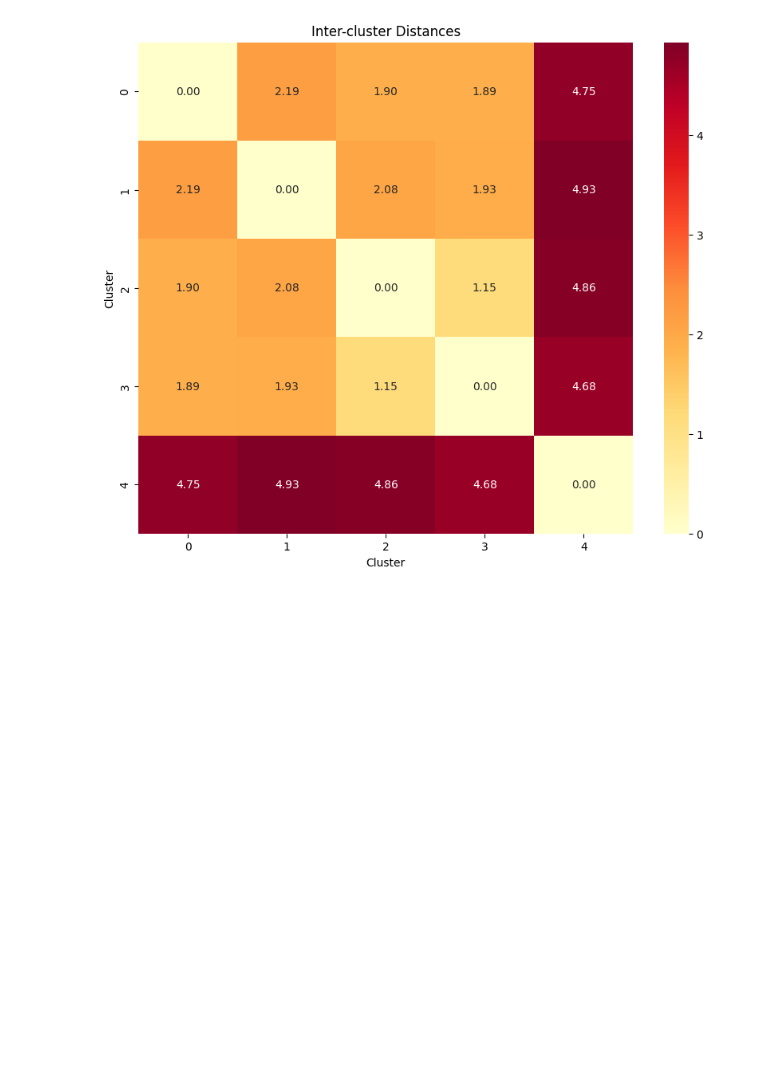
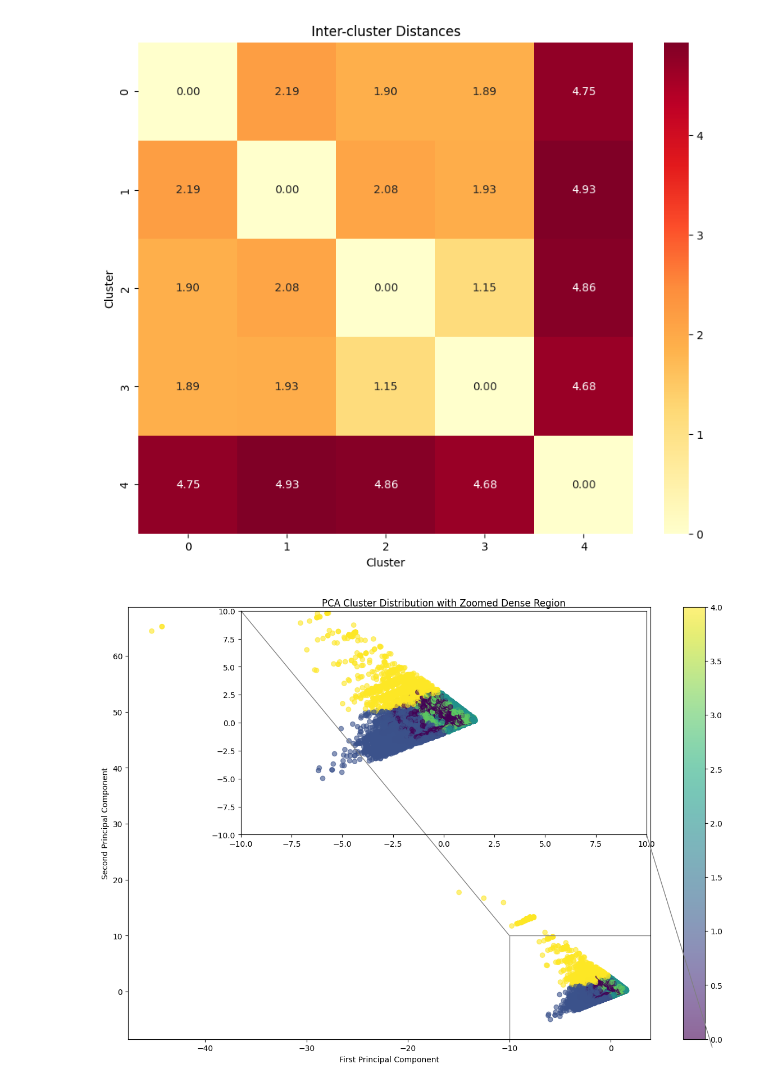
Before and after one commit to adsh16/game-recommendation-system, a Jupyter notebook: main2.ipynb, the cells around one changed output. Cells and saved outputs as stored; diff of their text form; code cells hidden in the pictures; blank space fills up the shorter version.

```diff
--- a/main2.ipynb
+++ b/main2.ipynb
@@ -573,3 +573,36 @@ Variance explained by first two components: 35.49%
 [figure]
 [figure]
 [figure]
+# %%
+import matplotlib.pyplot as plt
+from mpl_toolkits.axes_grid1.inset_locator import zoomed_inset_axes, mark_inset
+
+# Create the main figure
+fig, ax = plt.subplots(figsize=(15, 10))
+
+# Plot the full data
+scatter = ax.scatter(pca_result[:, 0], pca_result[:, 1], c=labels, cmap='viridis', alpha=0.6)
+plt.colorbar(scatter)
+
+# Create a zoomed inset for the dense region
+# Adjust these coordinates based on where your dense cluster is
+axins = zoomed_inset_axes(ax, zoom=2, loc='upper right')
+axins.scatter(pca_result[:, 0], pca_result[:, 1], c=labels, cmap='viridis', alpha=0.6)
+
+# Specify the region to zoom
+# Adjust these values based on your data concentration
+x1, x2 = -10, 10  # Adjust these values
+y1, y2 = -10, 10  # Adjust these values
+axins.set_xlim(x1, x2)
+axins.set_ylim(y1, y2)
+
+# Add connecting lines between main plot and inset
+mark_inset(ax, axins, loc1=2, loc2=4, fc="none", ec="0.5")
+
+plt.title('PCA Cluster Distribution with Zoomed Dense Region')
+ax.set_xlabel('First Principal Component')
+ax.set_ylabel('Second Principal Component')
+
+plt.show()
+# %% [output]
+[figure, added]
```
Also changed, not shown: parts of 7 cells of this notebook.
